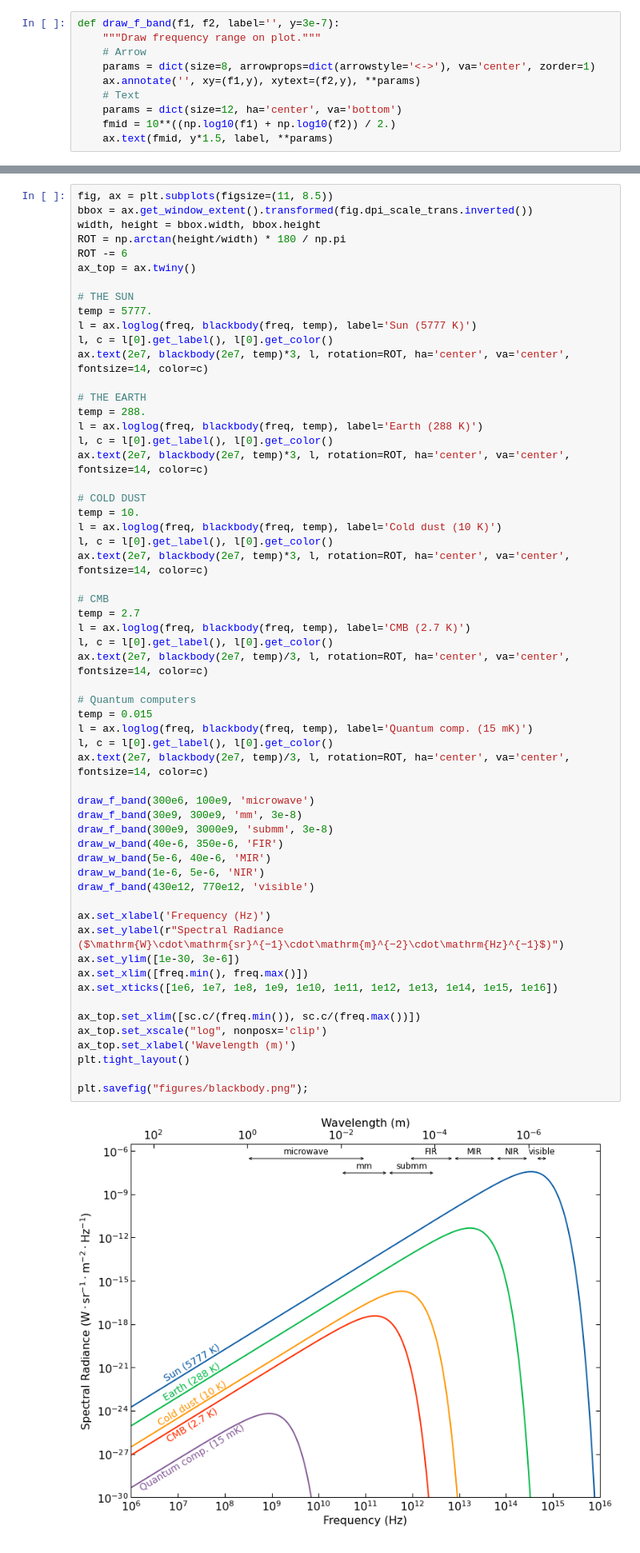
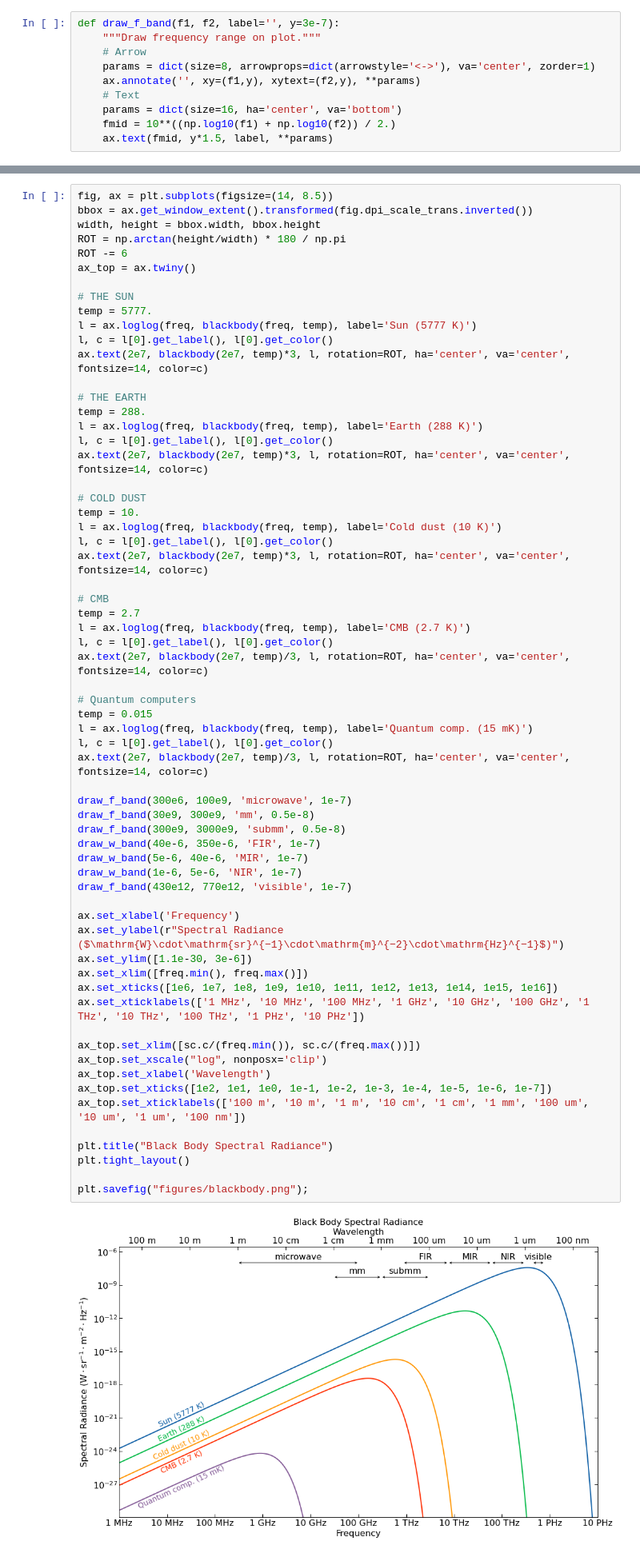
Before and after one commit to garrettj403/RF-tools, a Jupyter notebook: notebooks/Blackbody.ipynb, the cells around one changed output, grey strips where cells are left out. Shown at 80% size. Cells and saved outputs as stored; diff of their text form.

```diff
--- a/notebooks/Blackbody.ipynb
+++ b/notebooks/Blackbody.ipynb
@@ -18,7 +19,7 @@ def draw_f_band(f1, f2, label='', y=3e-7):
     params = dict(size=8, arrowprops=dict(arrowstyle='<->'), va='center', zorder=1)
     ax.annotate('', xy=(f1,y), xytext=(f2,y), **params)
     # Text
-    params = dict(size=12, ha='center', va='bottom')
+    params = dict(size=16, ha='center', va='bottom')
     fmid = 10**((np.log10(f1) + np.log10(f2)) / 2.)
     ax.text(fmid, y*1.5, label, **params)
 # %%
@@ -29,7 +30,7 @@ def draw_w_band(w1, w2, label='', y=3e-7):
 # %% [markdown]
 ### Plot different temperatures
 # %%
-fig, ax = plt.subplots(figsize=(11, 8.5))
+fig, ax = plt.subplots(figsize=(14, 8.5))
 bbox = ax.get_window_extent().transformed(fig.dpi_scale_trans.inverted())
 width, height = bbox.width, bbox.height
 ROT = np.arctan(height/width) * 180 / np.pi
@@ -50,41 +51,46 @@ ax.text(2e7, blackbody(2e7, temp)*3, l, rotation=ROT, ha='center', va='center',
 
 # COLD DUST
 temp = 10.
 l = ax.loglog(freq, blackbody(freq, temp), label='Cold dust (10 K)')
 l, c = l[0].get_label(), l[0].get_color()
 ax.text(2e7, blackbody(2e7, temp)*3, l, rotation=ROT, ha='center', va='center', fontsize=14, color=c)
 
 # CMB
 temp = 2.7
 l = ax.loglog(freq, blackbody(freq, temp), label='CMB (2.7 K)')
 l, c = l[0].get_label(), l[0].get_color()
 ax.text(2e7, blackbody(2e7, temp)/3, l, rotation=ROT, ha='center', va='center', fontsize=14, color=c)
 
 # Quantum computers
 temp = 0.015
 l = ax.loglog(freq, blackbody(freq, temp), label='Quantum comp. (15 mK)')
 l, c = l[0].get_label(), l[0].get_color()
 ax.text(2e7, blackbody(2e7, temp)/3, l, rotation=ROT, ha='center', va='center', fontsize=14, color=c)
 
-draw_f_band(300e6, 100e9, 'microwave')
-draw_f_band(30e9, 300e9, 'mm', 3e-8)
-draw_f_band(300e9, 3000e9, 'submm', 3e-8)
-draw_w_band(40e-6, 350e-6, 'FIR')
-draw_w_band(5e-6, 40e-6, 'MIR')
-draw_w_band(1e-6, 5e-6, 'NIR')
-draw_f_band(430e12, 770e12, 'visible')
+draw_f_band(300e6, 100e9, 'microwave', 1e-7)
+draw_f_band(30e9, 300e9, 'mm', 0.5e-8)
+draw_f_band(300e9, 3000e9, 'submm', 0.5e-8)
+draw_w_band(40e-6, 350e-6, 'FIR', 1e-7)
+draw_w_band(5e-6, 40e-6, 'MIR', 1e-7)
+draw_w_band(1e-6, 5e-6, 'NIR', 1e-7)
+draw_f_band(430e12, 770e12, 'visible', 1e-7)
 
-ax.set_xlabel('Frequency (Hz)')
+ax.set_xlabel('Frequency')
 ax.set_ylabel(r"Spectral Radiance ($\mathrm{W}\cdot\mathrm{sr}^{−1}\cdot\mathrm{m}^{−2}\cdot\mathrm{Hz}^{−1}$)")
-ax.set_ylim([1e-30, 3e-6])
+ax.set_ylim([1.1e-30, 3e-6])
 ax.set_xlim([freq.min(), freq.max()])
 ax.set_xticks([1e6, 1e7, 1e8, 1e9, 1e10, 1e11, 1e12, 1e13, 1e14, 1e15, 1e16])
+ax.set_xticklabels(['1 MHz', '10 MHz', '100 MHz', '1 GHz', '10 GHz', '100 GHz', '1 THz', '10 THz', '100 THz', '1 PHz', '10 PHz'])
 
 ax_top.set_xlim([sc.c/(freq.min()), sc.c/(freq.max())])
 ax_top.set_xscale("log", nonposx='clip')
-ax_top.set_xlabel('Wavelength (m)')
+ax_top.set_xlabel('Wavelength')
+ax_top.set_xticks([1e2, 1e1, 1e0, 1e-1, 1e-2, 1e-3, 1e-4, 1e-5, 1e-6, 1e-7])
+ax_top.set_xticklabels(['100 m', '10 m', '1 m', '10 cm', '1 cm', '1 mm', '100 um', '10 um', '1 um', '100 nm'])
+
+plt.title("Black Body Spectral Radiance")
 plt.tight_layout()
 
 plt.savefig("figures/blackbody.png");
 # %% [output]
-[figure, old version]
+[figure, new version]
```
Also changed, not shown: parts of 1 cell of this notebook, 7 other files.
